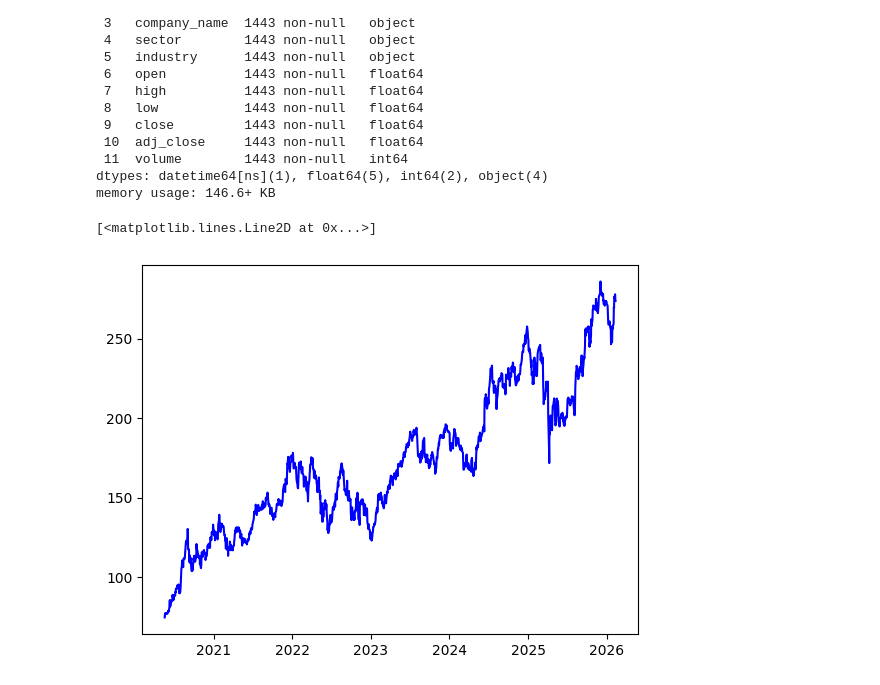
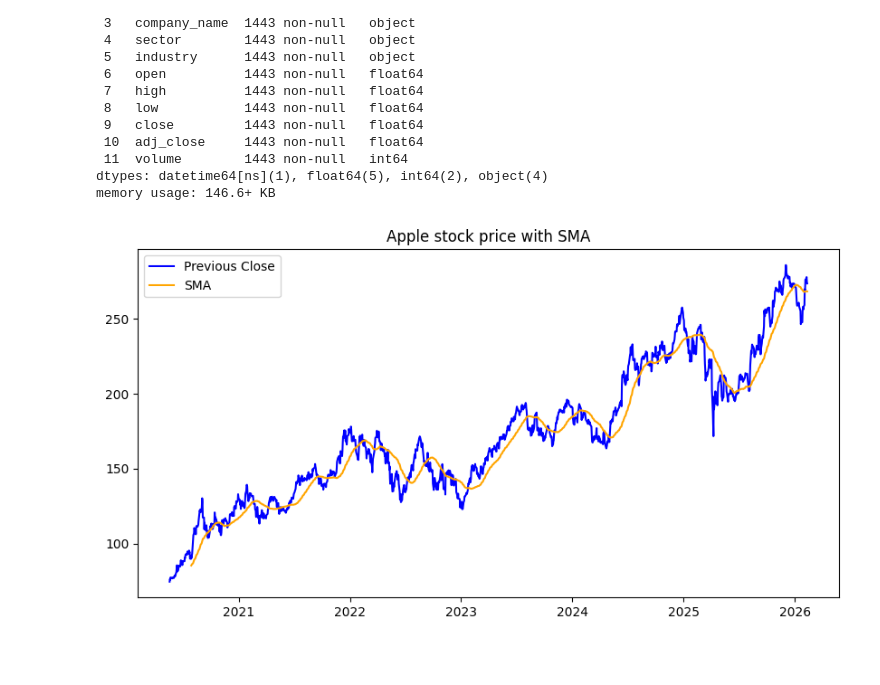
Before and after one commit to mphomutchinya/Financial-Time-Series-Data-Platform, a Jupyter notebook: notebooks/feature_exploration.ipynb, the cells around one changed output. Saved outputs shown, nothing was run; the diff lists cells and outputs as text; code cells hidden in the pictures; blank space fills up the shorter version.

```diff
--- a/notebooks/feature_exploration.ipynb
+++ b/notebooks/feature_exploration.ipynb
@@ -122,9 +123,18 @@ df['prev_close'] = df['close'].shift(1)
 df['time_stamp'] = pd.to_datetime(df['time_stamp'])
 df = df.sort_values('time_stamp')
 df = df.set_index('time_stamp')
+# %%
+df['moving_average'] = df['prev_close'].rolling(50).mean()
 # %%
+plt.figure(figsize=(10,5))
+
 plt.plot(df.index, df['prev_close'],
          color='blue', label='Previous Close')
+plt.plot(df.index, df['moving_average'],
+         color = 'orange', label = 'SMA')
+
+plt.legend()
+plt.title('Apple stock price with SMA')
+plt.show()
 # %% [output]
-[<matplotlib.lines.Line2D at 0x...>]
-[figure, old version]
+[figure, new version]
```
Also changed, not shown: parts of 13 cells of this notebook.
